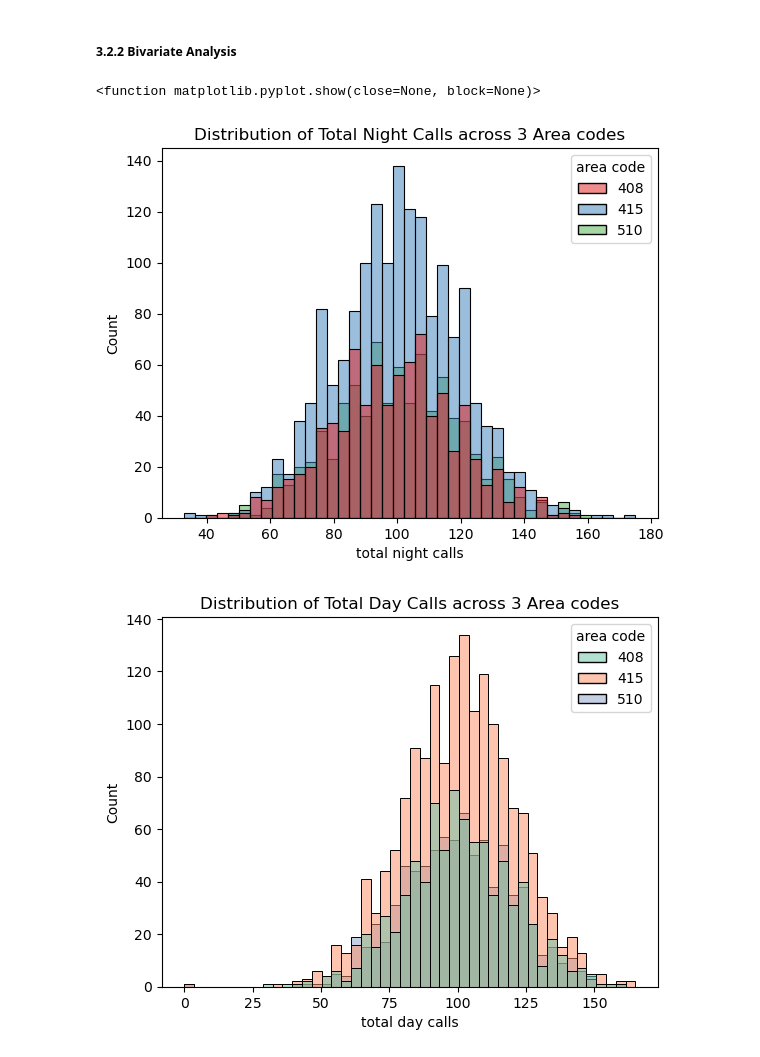
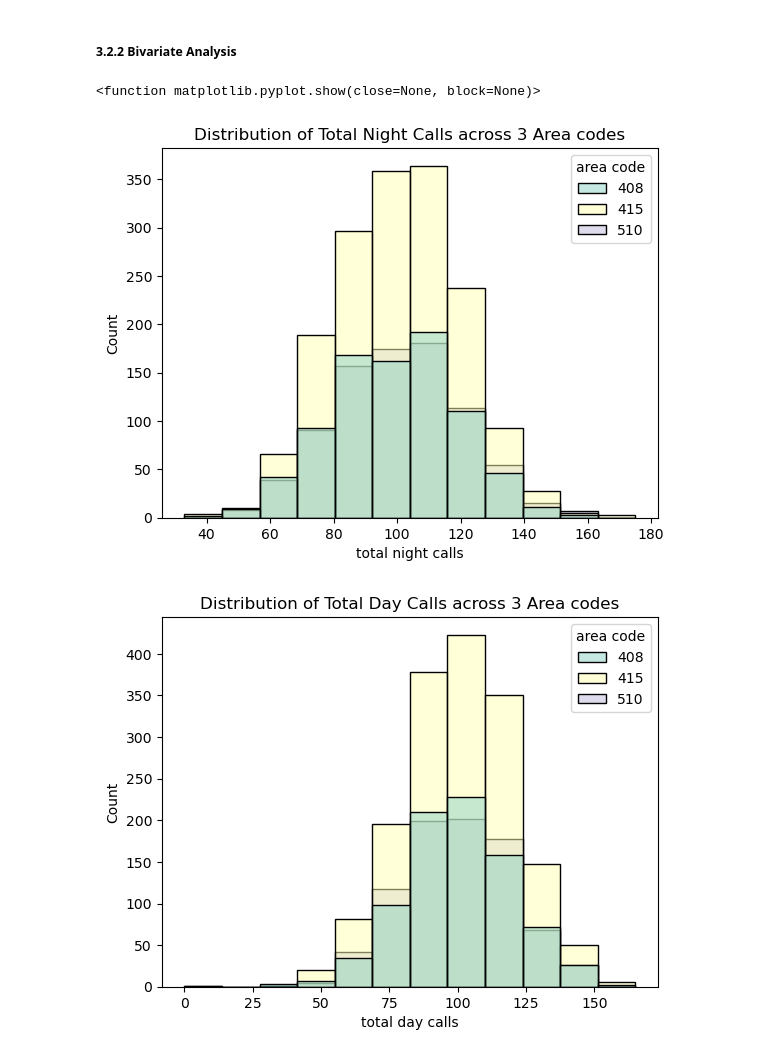
Before and after one commit to Isaac-Munyaka/Phase_3_project, a Jupyter notebook: customer_churn_prediction.ipynb, the cells around one changed output. Saved outputs shown, nothing was run; the diff lists cells and outputs as text; code cells hidden in the pictures.

Commit message:
Late night commit

```diff
--- a/customer_churn_prediction.ipynb
+++ b/customer_churn_prediction.ipynb
@@ -292,16 +292,16 @@ plt.show()
 # %% [markdown]
 ##### 3.2.2 Bivariate Analysis
 # %%
-sns.histplot(x="total night calls", kde=False, hue= "area code", data=df, palette="Set1")
+sns.histplot(x="total night calls", kde=False, bins=12, hue= "area code", data=df, palette="Set3")
 plt.title("Distribution of Total Night Calls across 3 Area codes")
 plt.show
 # %% [output]
 <function matplotlib.pyplot.show(close=None, block=None)>
-[figure, old version]
+[figure, new version]
 # %%
-sns.histplot(x="total day calls",kde= False, hue = "area code", data=df, palette ="Set2")
+sns.histplot(x="total day calls",kde= False, bins=12, hue = "area code", data=df, palette= "Set3")
 plt.title("Distribution of Total Day Calls across 3 Area codes")
 plt.show()
 # %% [output]
-[figure, old version]
+[figure, new version]
 # %%
```
Also changed, not shown: parts of 5 cells of this notebook.
